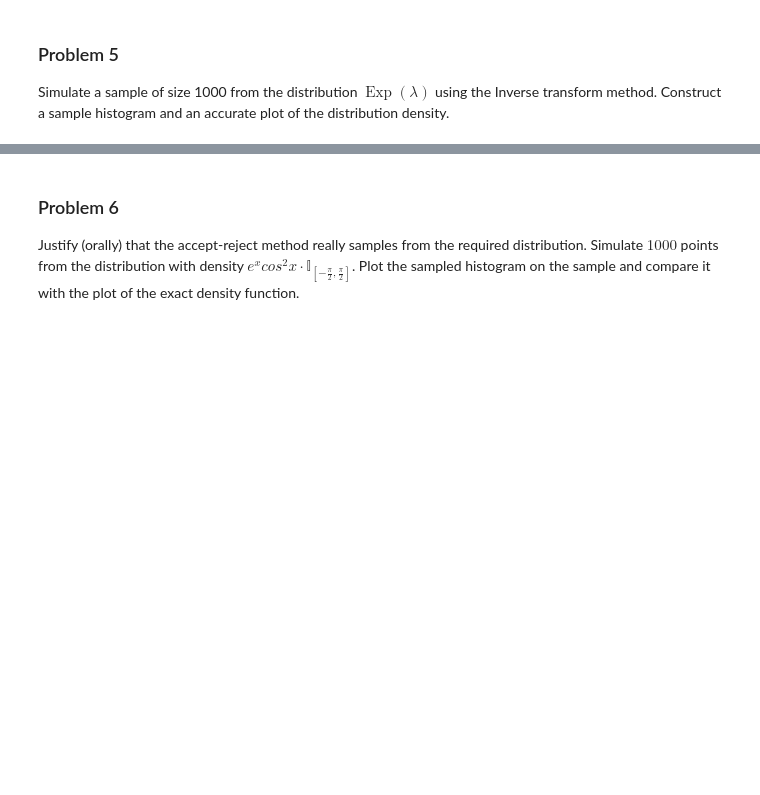
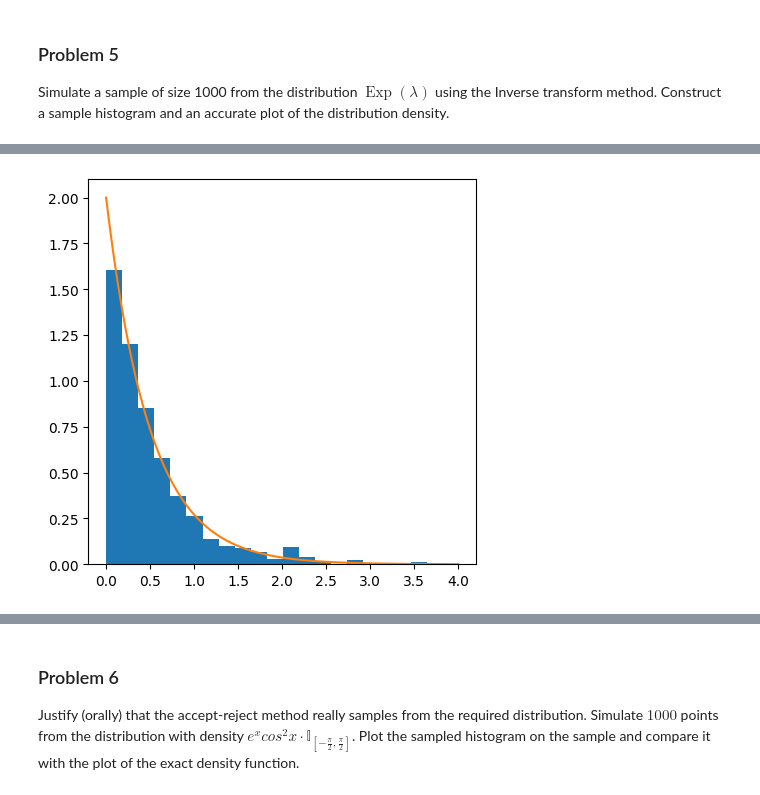
Before and after one commit to NSArt1/StatPrac25, a Jupyter notebook: 3/HW3.ipynb, the cells around one changed output, grey strips where cells are left out. Drawn from its saved outputs; the diff is of its cells as text; code cells hidden in the pictures; blank space fills up the shorter version.

```diff
--- a/3/HW3.ipynb
+++ b/3/HW3.ipynb
@@ -284,3 +360,15 @@ Simulate a sample of size 1000 from the distribution $\operatorname{Exp}(\lambda
+# %%
+# Your code here
+from scipy.stats import expon
+lamda = 2
+sample = np.array([-np.log(1-rng())/lamda for _ in range(1000)])
+fig, ax = plt.subplots(1, 1, figsize=(5, 5))
+ax.hist(sample, 20, density=True)
+x = np.linspace(0, 4, 1000)
+ax.plot(x, expon.pdf(x, scale = 1/lamda))
+None
+# %% [output]
+[figure, added]
 # %% [markdown]
 ## Rejection sampling (Accept-reject method)
 
```
Also changed, not shown: parts of 24 cells of this notebook.
